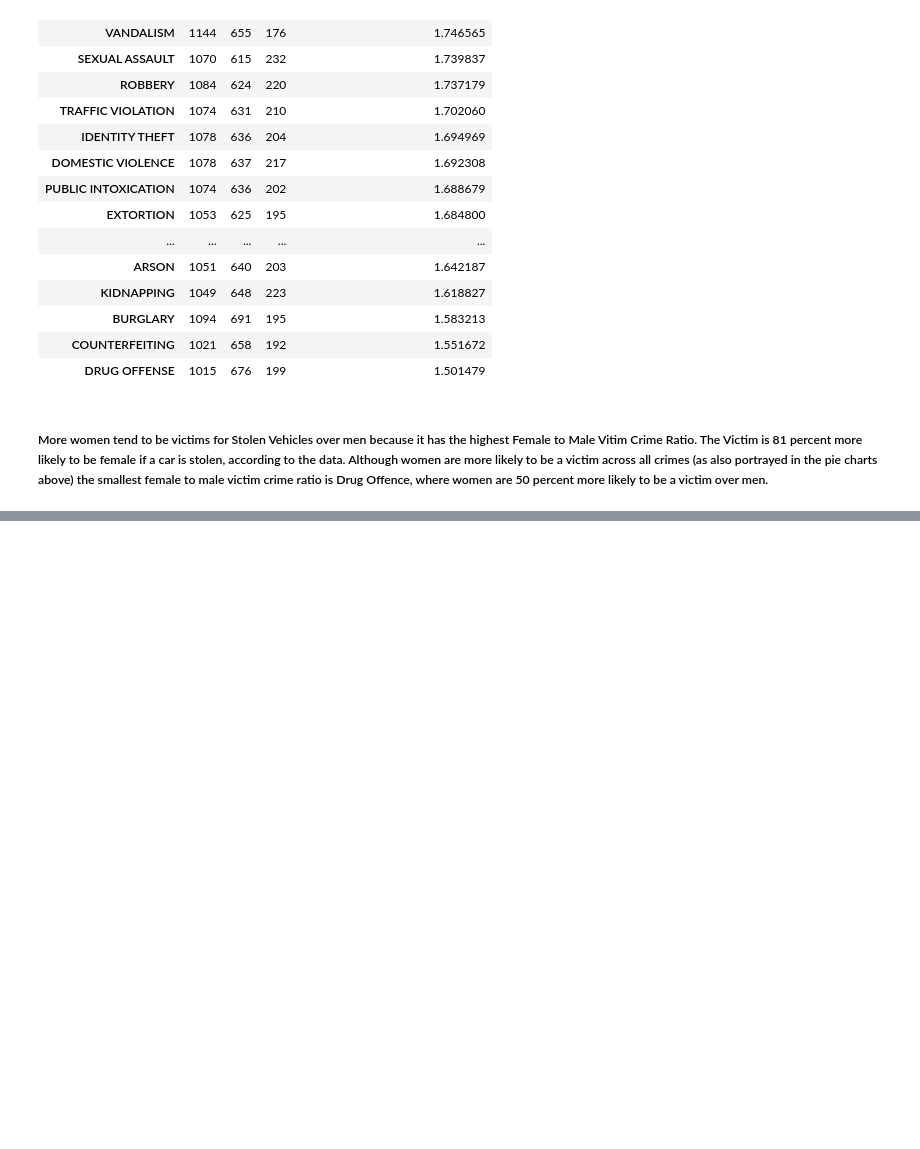
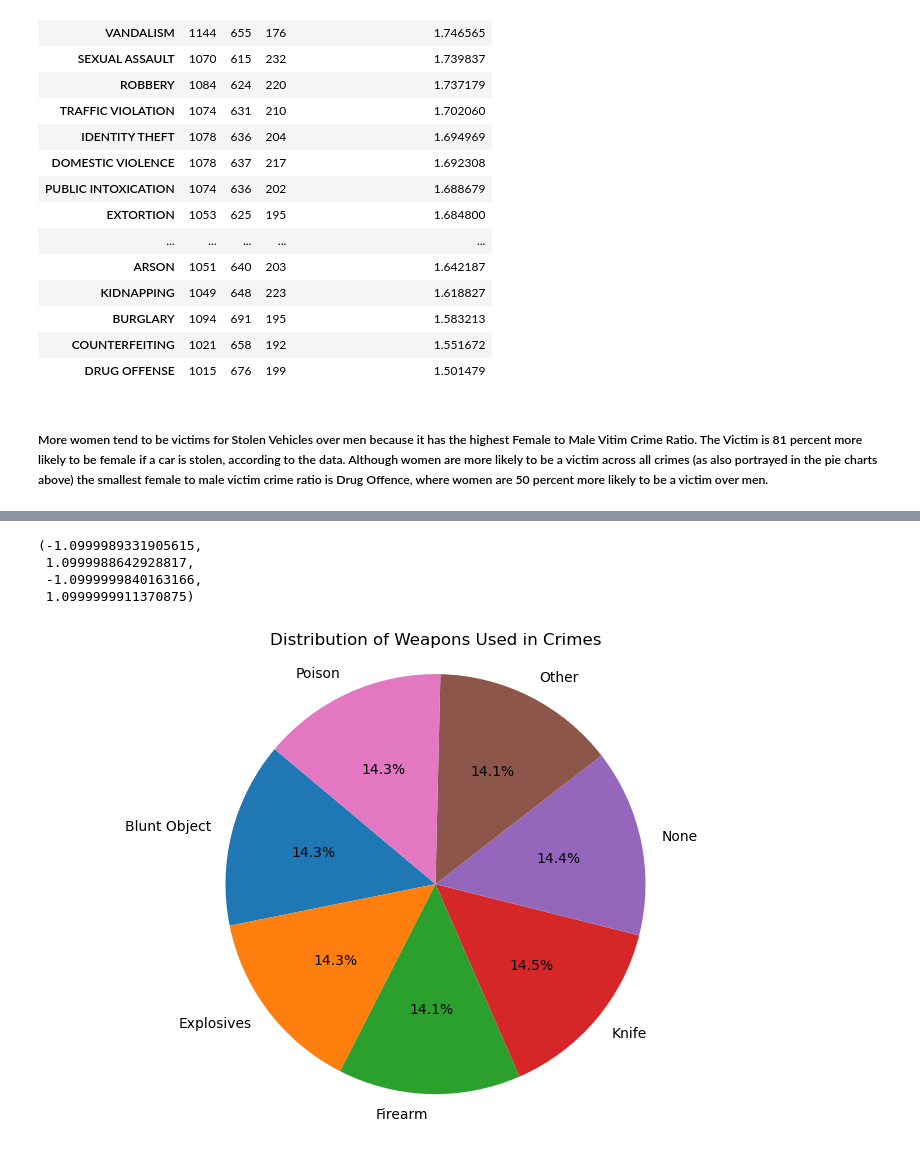
Before and after one commit to aadhyanav/india_crimes_analysis_2023, a Jupyter notebook: india_crimes.ipynb, the cells around one changed output, grey strips where cells are left out. Drawn from its saved outputs; the diff is of its cells as text; code cells hidden in the pictures; blank space fills up the shorter version.

```diff
--- a/india_crimes.ipynb
+++ b/india_crimes.ipynb
@@ -246,0 +286,3 @@ crime_gender_counts.sort_values('Female To Male Victim Crime Ratio', ascending =
+# %%
+weapons = data.groupby('Weapon Used').size()
+weapons
@@ -246,0 +299,14 @@ crime_gender_counts.sort_values('Female To Male Victim Crime Ratio', ascending =
+# %%
+labels = weapons.index  # The labels (weapon types)
+sizes = weapons.values  # The counts
+
+plt.figure(figsize=(10, 6))
+plt.pie(sizes, labels=labels, autopct='%1.1f%%', startangle=140)
+plt.title('Distribution of Weapons Used in Crimes')
+plt.axis('equal')
+# %% [output]
+(-1.0999989331905615,
+ 1.0999988642928817,
+ -1.0999999840163166,
+ 1.0999999911370875)
+[figure, added]
```
Also changed, not shown: parts of 4 cells of this notebook.
